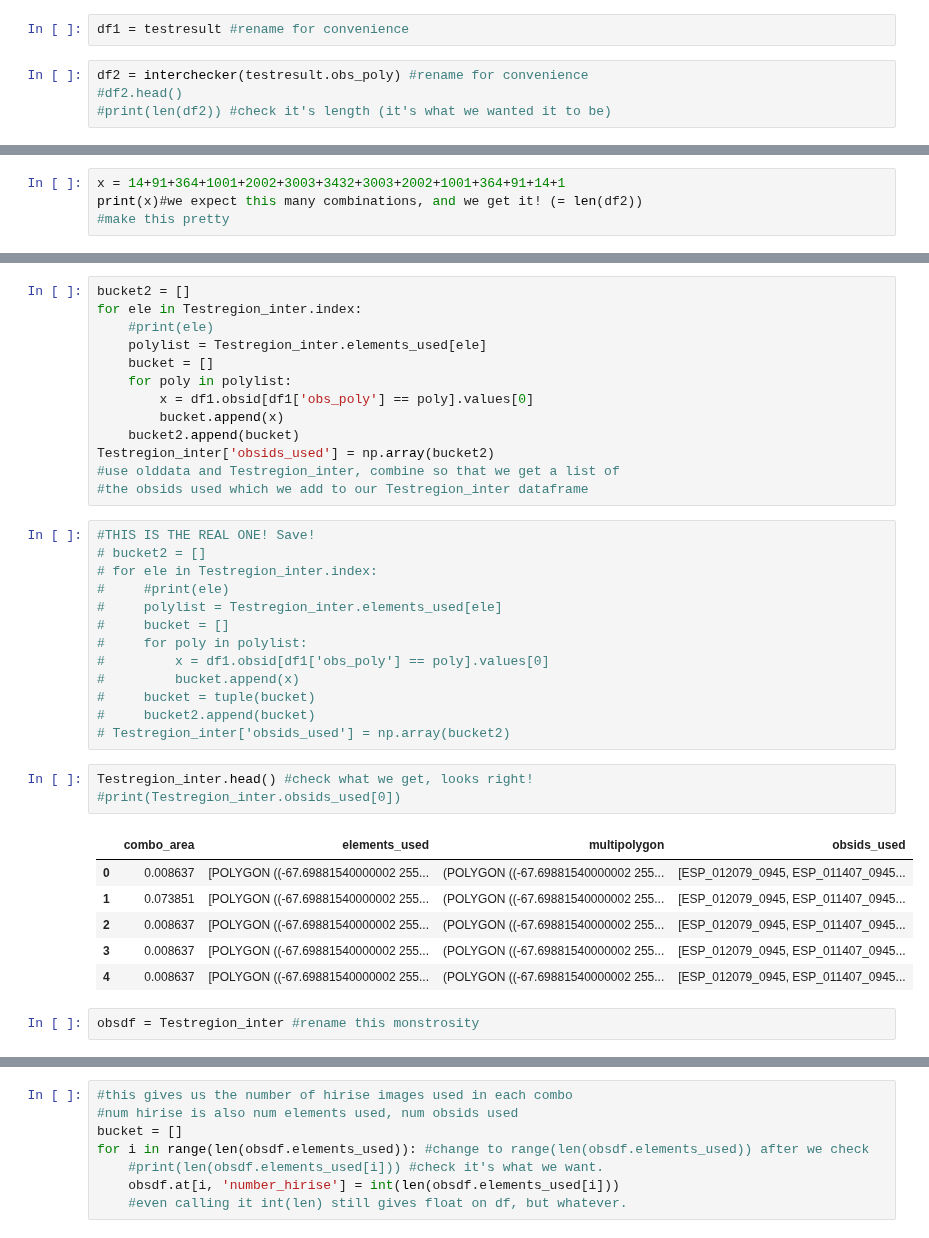
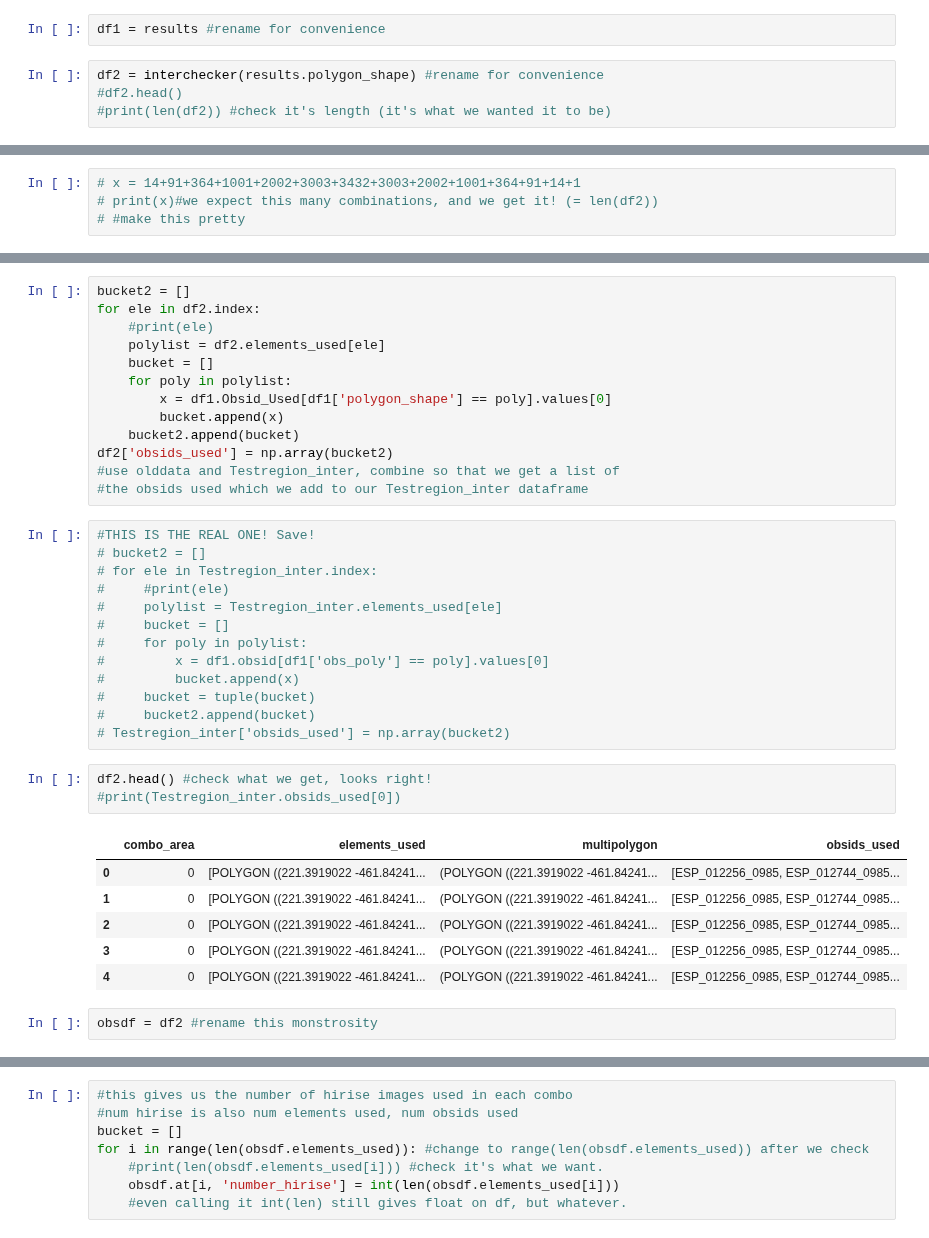
Before and after one commit to zalfalah/Honors, a Jupyter notebook: Creating Combo DF Specific Case .ipynb, the cells around one changed output, grey strips where cells are left out. Drawn from its saved outputs; the diff is of its cells as text.

Commit message:
fixed(?) interchecker, added plotting code

```diff
--- a/Creating Combo DF Specific Case .ipynb
+++ b/Creating Combo DF Specific Case .ipynb
@@ -280,7 +244,7 @@ testresult #see what was created immediately above
 # %%
-df1 = testresult #rename for convenience
+df1 = results #rename for convenience
 # %%
-df2 = interchecker(testresult.obs_poly) #rename for convenience
+df2 = interchecker(results.polygon_shape) #rename for convenience
 #df2.head()
 #print(len(df2)) #check it's length (it's what we wanted it to be)
 # %% [output]
@@ -332,4 +307,4 @@ df1.head()
 # %%
-x = 14+91+364+1001+2002+3003+3432+3003+2002+1001+364+91+14+1
-print(x)#we expect this many combinations, and we get it! (= len(df2))
-#make this pretty
+# x = 14+91+364+1001+2002+3003+3432+3003+2002+1001+364+91+14+1
+# print(x)#we expect this many combinations, and we get it! (= len(df2))
+# #make this pretty
@@ -373,14 +311,14 @@ Testregion_inter.combo_area.max()
 # %%
 bucket2 = []
-for ele in Testregion_inter.index:
+for ele in df2.index:
     #print(ele)
-    polylist = Testregion_inter.elements_used[ele]
+    polylist = df2.elements_used[ele]
     bucket = []
     for poly in polylist:
-        x = df1.obsid[df1['obs_poly'] == poly].values[0]
+        x = df1.Obsid_Used[df1['polygon_shape'] == poly].values[0]
         bucket.append(x)
     bucket2.append(bucket)
-Testregion_inter['obsids_used'] = np.array(bucket2)
+df2['obsids_used'] = np.array(bucket2)
 #use olddata and Testregion_inter, combine so that we get a list of
 #the obsids used which we add to our Testregion_inter dataframe
 # %%
@@ -397,17 +335,17 @@ Testregion_inter['obsids_used'] = np.array(bucket2)
 #     bucket2.append(bucket)
 # Testregion_inter['obsids_used'] = np.array(bucket2)
 # %%
-Testregion_inter.head() #check what we get, looks right!
+df2.head() #check what we get, looks right!
 #print(Testregion_inter.obsids_used[0])
 # %% [output]
 |  | combo_area | elements_used | multipolygon | obsids_used |
-| 0 | 0.008637 | [POLYGON ((-67.69881540000002 255... | (POLYGON ((-67.69881540000002 255... | [ESP_012079_0945, ESP_011407_0945... |
-| 1 | 0.073851 | [POLYGON ((-67.69881540000002 255... | (POLYGON ((-67.69881540000002 255... | [ESP_012079_0945, ESP_011407_0945... |
-| 2 | 0.008637 | [POLYGON ((-67.69881540000002 255... | (POLYGON ((-67.69881540000002 255... | [ESP_012079_0945, ESP_011407_0945... |
-| 3 | 0.008637 | [POLYGON ((-67.69881540000002 255... | (POLYGON ((-67.69881540000002 255... | [ESP_012079_0945, ESP_011407_0945... |
-| 4 | 0.008637 | [POLYGON ((-67.69881540000002 255... | (POLYGON ((-67.69881540000002 255... | [ESP_012079_0945, ESP_011407_0945... |
+| 0 | 0 | [POLYGON ((221.3919022 -461.84241... | (POLYGON ((221.3919022 -461.84241... | [ESP_012256_0985, ESP_012744_0985... |
+| 1 | 0 | [POLYGON ((221.3919022 -461.84241... | (POLYGON ((221.3919022 -461.84241... | [ESP_012256_0985, ESP_012744_0985... |
+| 2 | 0 | [POLYGON ((221.3919022 -461.84241... | (POLYGON ((221.3919022 -461.84241... | [ESP_012256_0985, ESP_012744_0985... |
+| 3 | 0 | [POLYGON ((221.3919022 -461.84241... | (POLYGON ((221.3919022 -461.84241... | [ESP_012256_0985, ESP_012744_0985... |
+| 4 | 0 | [POLYGON ((221.3919022 -461.84241... | (POLYGON ((221.3919022 -461.84241... | [ESP_012256_0985, ESP_012744_0985... |
 # %%
-obsdf = Testregion_inter #rename this monstrosity
+obsdf = df2 #rename this monstrosity
 # %%
 obsdf.head()
 # %% [output]
```
Also changed, not shown: parts of 38 cells of this notebook, 2 other files.
